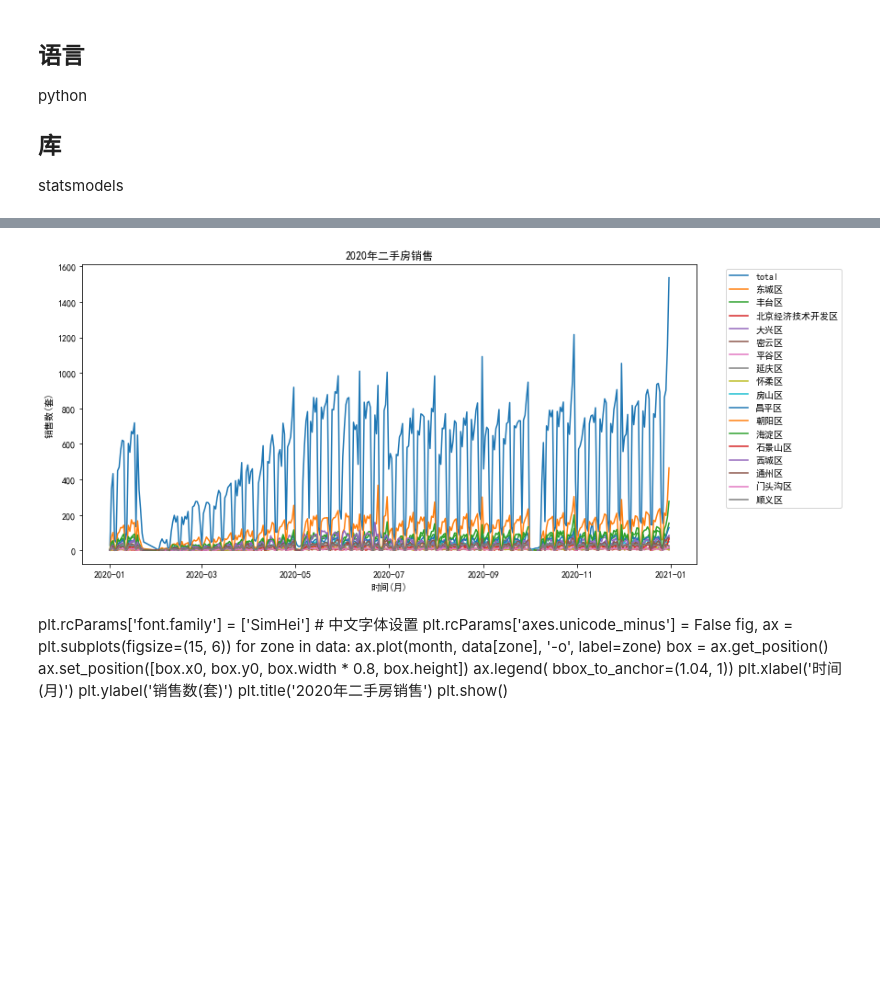
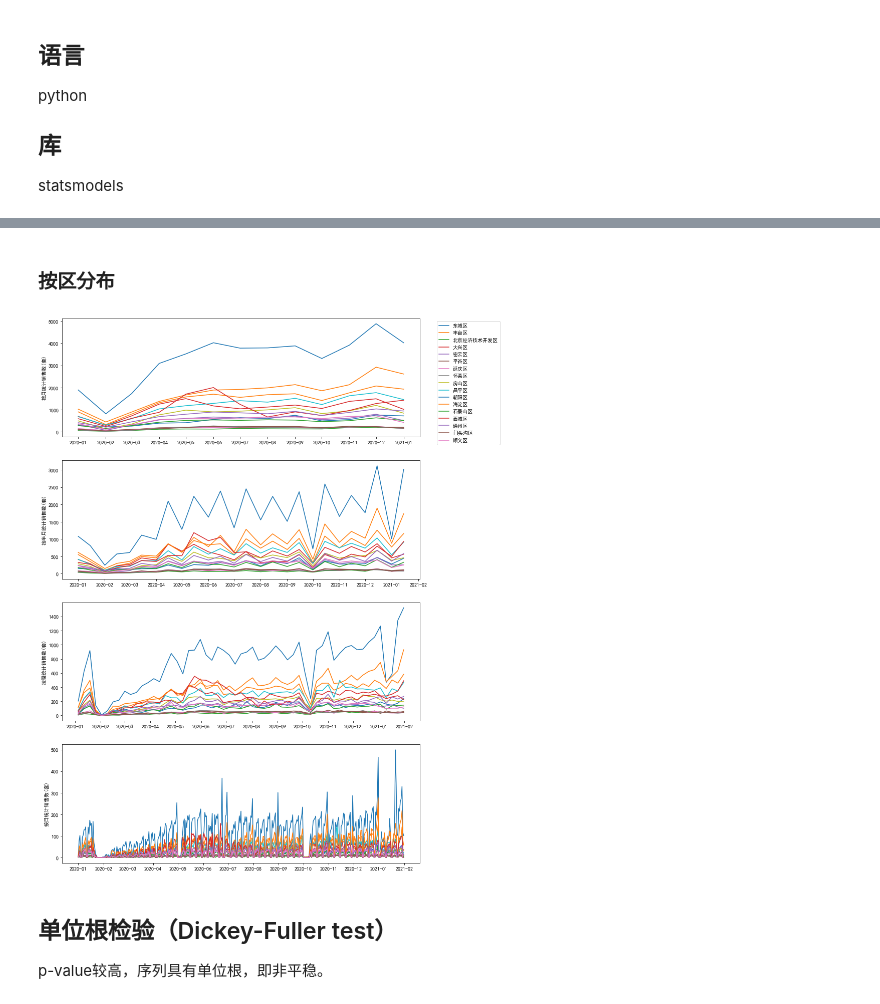
Before and after one commit to thales-ucas/realty, a Jupyter notebook: arma.ipynb, the cells around one changed output, grey strips where cells are left out. Saved outputs shown, nothing was run; the diff lists cells and outputs as text; code cells hidden in the pictures; blank space fills up the shorter version.

```diff
--- a/arma.ipynb
+++ b/arma.ipynb
@@ -72,13 +45,0 @@ totaldf
-# %%
-import copy
-zones = df.groupby(['所在区县'])
-alldf = copy.deepcopy(totaldf)
-for name, group in zones:
-    z = group.groupby('成交时间').agg({'成交单价': 'count'})
-    zonedf = pd.DataFrame({ 'key': list(z.index), name: list(z.values[:, 0]) })
-    alldf = pd.merge(alldf, zonedf, on='key', how='left')
-    # alldf.join(zonedf.set_index('key'), on='key')
-    # print(alldf.set_index('key').join(zonedf.set_index('key')))
-    # alldf.join(zonedf)
-    # print(zonedf)
-alldf
@@ -137,0 +100,5 @@ Name: key, Length: 359, dtype: datetime64[ns]
+# %%
+monthdf = getAllFrame(df, 'MS')
+semidf = getAllFrame(df, 'SMS')
+weekdf = getAllFrame(df, 'W')
+daydf = getAllFrame(df, 'D')
@@ -138,30 +121,23 @@ Name: key, Length: 359, dtype: datetime64[ns]
+# %% [markdown]
+### 按区分布
 # %%
-plt.rcParams['font.family'] = ['SimHei']  # 中文字体设置
-plt.rcParams['axes.unicode_minus'] = False
-fig, ax = plt.subplots(figsize=(15, 6))
-x = alldf['key']
-for name in alldf.columns:
-    if name != 'key':
-        ax.plot(x, alldf[name], label=name)
-box = ax.get_position()
-ax.set_position([box.x0, box.y0, box.width * 0.8, box.height])
-ax.legend( bbox_to_anchor=(1.04, 1))
-plt.xlabel('时间(月)')
-plt.ylabel('销售数(套)')
-plt.title('2020年二手房销售')
+fig, axes = plt.subplots(4, 1, figsize=(16, 20))
+arr = [('按月统计', monthdf), ('按半月统计', semidf), ('按周统计', weekdf), ('按日统计', daydf)]
+for index,data in enumerate(arr):
+    df = data[1]
+    for name in df.columns:
+        if name != '总量':
+            axes[index].plot(df[name], label=name)
+    box = axes[index].get_position()
+    axes[index].set_position([box.x0, box.y0, box.width * 0.8, box.height])
+    axes[index].xaxis.set_major_locator(mdates.MonthLocator())
+    axes[index].set_ylabel('%s销售数(套)' % data[0])
+axes[0].legend( bbox_to_anchor=(1.04, 1))
 plt.show()
 # %% [output]
-[figure, old version]
+[figure, new version]
-# %% [markdown]
-plt.rcParams['font.family'] = ['SimHei']  # 中文字体设置
-plt.rcParams['axes.unicode_minus'] = False
-fig, ax = plt.subplots(figsize=(15, 6))
-for zone in data:
-    ax.plot(month, data[zone], '-o', label=zone)
-box = ax.get_position()
-ax.set_position([box.x0, box.y0, box.width * 0.8, box.height])
-ax.legend( bbox_to_anchor=(1.04, 1))
-plt.xlabel('时间(月)')
-plt.ylabel('销售数(套)')
-plt.title('2020年二手房销售')
-plt.show()
+# %% [markdown]
+## 单位根检验（Dickey-Fuller test）
+
+
+p-value较高，序列具有单位根，即非平稳。
```
Also changed, not shown: parts of 41 cells of this notebook, 1 other file.
